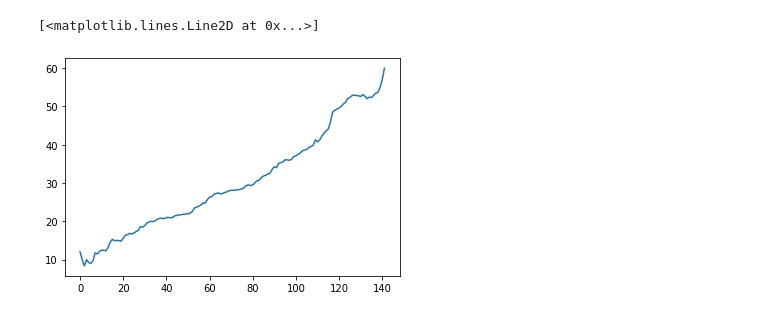
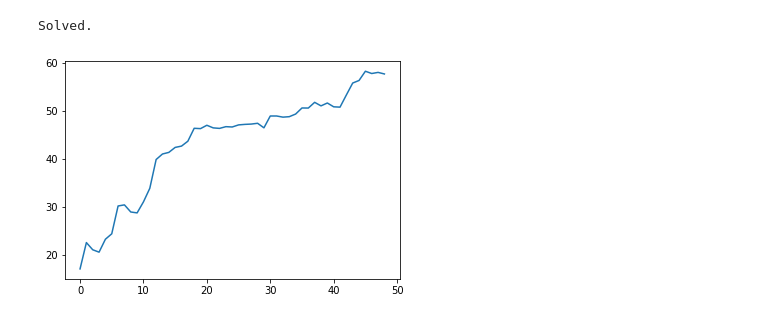
Before and after one commit to bay3s/reinforce-rl, a Jupyter notebook: experiments/cart-pole-discrete-policy.ipynb, the cells around one changed output. Saved outputs shown, nothing was run; the diff lists cells and outputs as text; code cells hidden in the pictures.

```diff
--- a/experiments/cart-pole-discrete-policy.ipynb
+++ b/experiments/cart-pole-discrete-policy.ipynb
@@ -22,47 +22,45 @@ from src.utils import compute_loss
 # %%
-env = gym.make('CartPole-v0')
+env = gym.make('CartPole-v1')
 
 rewards_queue = deque()
 rewards_ma = list()
 
-pi = DiscretePolicy(env.observation_space.shape[0], env.action_space.n)
-optimizer = optim.Adam(pi.parameters(), lr = 0.01)
+agent = DiscreteActionSpaceAgent(
+    CartPolePolicy(env.observation_space.shape[0], env.action_space.n),
+    discount_factor = 0.99,
+    use_baseline = True
+)
 
+optimizer = optim.Adam(agent.policy.parameters(), lr = 0.01)
 max_episodes = 1000
 max_trajectory_length = 200
-discount_factor = 0.99
 
-for epi in range(max_episodes):
+for _ in tqdm(range(max_episodes)):
     state, _ = env.reset()
 
     for t in range(max_trajectory_length):
-        action = pi.act(torch.from_numpy(state.astype(np.float32)))
-        step_returned = env.step(action)
+        action = agent.act(torch.from_numpy(state.astype(np.float32)))
         state, reward, done, _, _ = env.step(action)
-
-        pi.rewards.append(reward)
+        agent.rewards.append(reward)
 
         if done:
             break
 
-    loss = compute_loss(pi, optimizer, discount_factor)
-
-    total_reward = sum(pi.rewards)
-    solved = total_reward > 195.0
-
-    pi.reset()
+    agent.tune(optimizer)
+    total_reward = sum(agent.rewards)
+    agent.reset()
 
     if len(rewards_queue) > 50:
         rewards_queue.popleft()
 
+    if total_reward > 195.0:
+        print('Solved.')
+        plt.plot(rewards_ma)
+        break
+
     rewards_queue.append(total_reward)
     mean_reward = np.mean(rewards_queue)
     rewards_ma.append(mean_reward)
-
-    if solved:
-        break
+# %% [output]
+Solved.
+[figure, added]
-# %%
-plt.plot(rewards_ma)
-# %% [output]
-[<matplotlib.lines.Line2D at 0x...>]
-[figure, removed]
```
Also changed, not shown: parts of 2 cells of this notebook, 9 other files.
